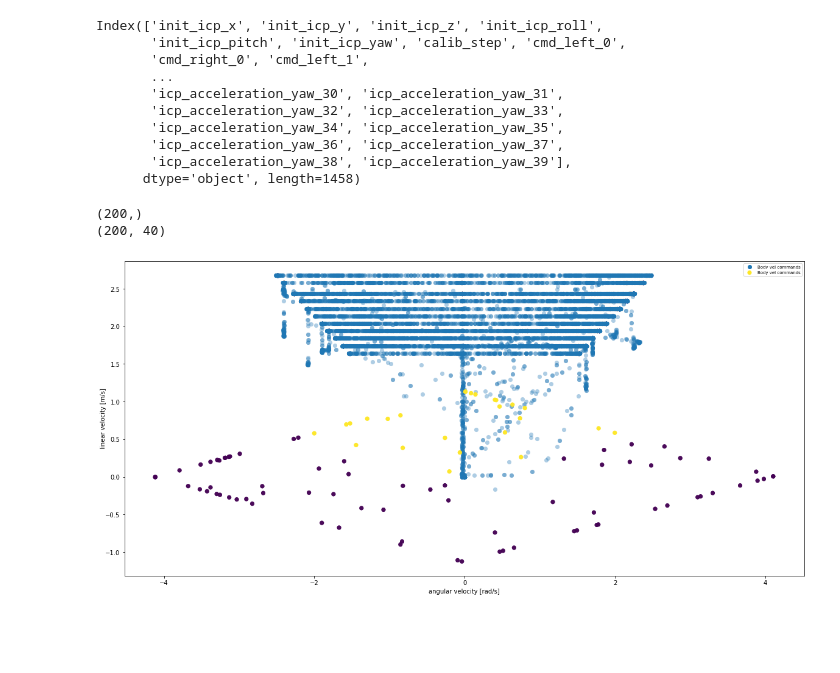
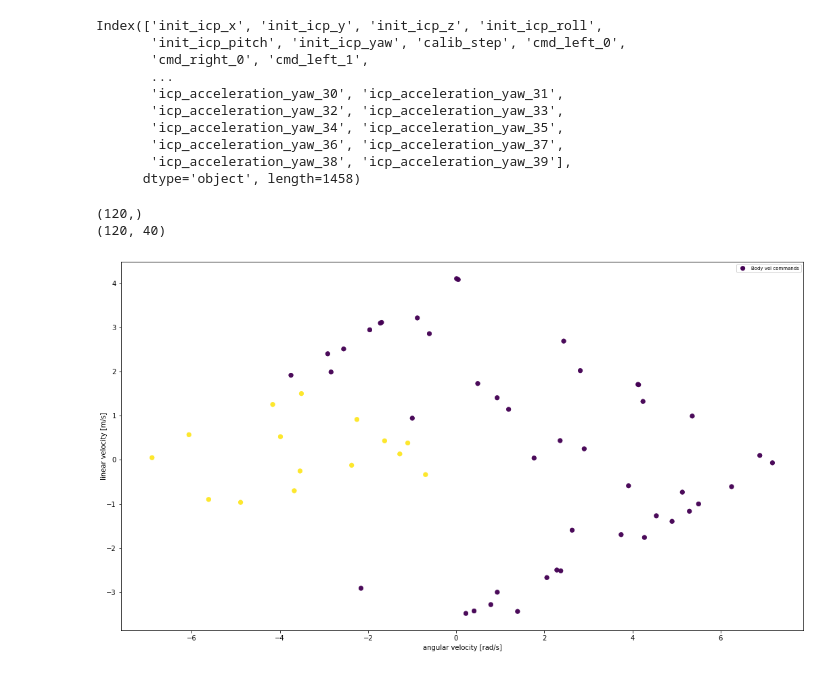
Before and after one commit to norlab-ulaval/norlab_WMRD, a Jupyter notebook: RAL2023/input_space_training.ipynb, the cells around one changed output. Cells and saved outputs as stored; diff of their text form; code cells hidden in the pictures; blank space fills up the shorter version.

```diff
--- a/RAL2023/input_space_training.ipynb
+++ b/RAL2023/input_space_training.ipynb
@@ -3,6 +3,21 @@ import numpy as np
 import pandas as pd
 
 import matplotlib.pyplot as plt
+import matplotlib as mpl
+font = {'family' : 'normal',
+        'weight' : 'bold',
+        'size'   : 12}
+
+plt.rc('font', **font)
+plot_fs = 12
+
+plt.rc('font', family='serif', serif='Times')
+plt.rc('text', usetex=True)
+plt.rc('xtick', labelsize=9)
+plt.rc('ytick', labelsize=9)
+plt.rc('axes', labelsize=10)
+mpl.rcParams['lines.dashed_pattern'] = [2, 2]
+mpl.rcParams['lines.linewidth'] = 1.0
 
 import sys
 print(sys.version)
@@ -33,7 +48,7 @@ from util.util_func import *
 # dataset_path = '../data/ral2023_dataset/warthog_tracks/boreal_mud/slip_dataset_all.pkl'
 # dataset_path = '../data/ral2023_dataset/warthog_tracks/grand-axe_crusted-snow/slip_dataset_all.pkl'
 
-dataset_path = '../data/ral2023_dataset/husky/boreal_snow/acceleration_dataset.pkl'
+# dataset_path = '../data/ral2023_dataset/husky/boreal_snow/acceleration_dataset.pkl'
 # dataset_path = '../data/ral2023_dataset/husky/grand_salon_tile_inflated/acceleration_dataset.pkl'
 # dataset_path = '../data/ral2023_dataset/husky/grand_salon_left-deflated/acceleration_dataset.pkl'
 # dataset_path = '../data/ral2023_dataset/marmotte/boreal_snow/acceleration_dataset.pkl'
@@ -42,7 +57,7 @@ dataset_path = '../data/ral2023_dataset/husky/boreal_snow/acceleration_dataset.p
 # dataset_path = '../data/ral2023_dataset/marmotte/grand_salon_tile_b/acceleration_dataset.pkl'
 # dataset_path = '../data/ral2023_dataset/warthog_tracks/boreal_mud/acceleration_dataset.pkl'
 # dataset_path = '../data/ral2023_dataset/warthog_tracks/grand-axe_crusted-snow/acceleration_dataset.pkl'
-# dataset_path = '../data/ral2023_dataset/warthog_wheels/gravel_1/acceleration_dataset.pkl'
+dataset_path = '../data/ral2023_dataset/warthog_wheels/gravel_1/acceleration_dataset.pkl'
 
 human_dataset = pd.read_csv('../data/ral2023_dataset/warthog_wheels/crv2020/human-commanded_speeds.csv')
 
@@ -239,29 +254,42 @@ for i in range(0, 40):
 # %%
 # define cmd_vel mask
 
-human_calib_mask = np.full(steady_state_idd_body_vel_x.shape[0], False)
+q1_calib_mask = np.full(steady_state_idd_body_vel_x.shape[0], False)
+q2_calib_mask = np.full(steady_state_idd_body_vel_x.shape[0], False)
+q3_calib_mask = np.full(steady_state_idd_body_vel_x.shape[0], False)
+q4_calib_mask = np.full(steady_state_idd_body_vel_x.shape[0], False)
 random_calib_mask = np.full(steady_state_idd_body_vel_x.shape[0], False)
 
-human_calib_counter = 0
+q1_calib_counter = 0
+q2_calib_counter = 0
+q3_calib_counter = 0
+q4_calib_counter = 0
 
 for i in range(0, steady_state_idd_body_vel_x.shape[0]):
     if steady_state_idd_body_vel_x[i, 0] >= 0 and np.abs(steady_state_idd_body_vel_yaw[i, 0]) <= np.abs(steady_state_idd_body_vel_x[i, 0]) * 4.0:
-        human_calib_mask[i] = True
-        human_calib_counter += 1
+        q1_calib_mask[i] = True
+        q1_calib_counter += 1
 
-# for i in range(0, steady_state_idd_body_vel_x.shape[0]):
-#     if steady_state_idd_body_vel_yaw[i, 0] >= 0 and np.abs(steady_state_idd_body_vel_x[i, 0]) <= np.abs(steady_state_idd_body_vel_yaw[i, 0]) * 0.5:
-#         human_calib_mask[i] = True
-#         human_calib_counter += 1
+    if steady_state_idd_body_vel_yaw[i, 0] >= 0 and np.abs(steady_state_idd_body_vel_x[i, 0]) <= np.abs(steady_state_idd_body_vel_yaw[i, 0]) * 0.5:
+        q2_calib_mask[i] = True
+        q2_calib_counter += 1
 
-# random_calib_mask[:human_calib_counter] = True
-random_calib_mask[:] = True
+    if steady_state_idd_body_vel_x[i, 0] <= 0 and np.abs(steady_state_idd_body_vel_yaw[i, 0]) <= np.abs(steady_state_idd_body_vel_x[i, 0]) * 4.0:
+        q3_calib_mask[i] = True
+        q3_calib_counter += 1
 
-print(human_calib_mask.shape)
+    if steady_state_idd_body_vel_yaw[i, 0] <= 0 and np.abs(steady_state_idd_body_vel_x[i, 0]) <= np.abs(steady_state_idd_body_vel_yaw[i, 0]) * 0.5:
+        q4_calib_mask[i] = True
+        q4_calib_counter += 1
+
+random_calib_mask[:q1_calib_counter] = True
+# random_calib_mask[:] = True
+
+print(q1_calib_mask.shape)
 print(steady_state_idd_body_vel_yaw.shape)
 # %% [output]
-(200,)
-(200, 40)
+(120,)
+(120, 40)
 # %%
 plt.figure(figsize=(20,10))
 ax = plt.gca()
@@ -305,49 +333,49 @@ alpha_plot = 0.8
 
 
 
-human = ax.scatter(human_dataset['cmd_vel_omega'], human_dataset['cmd_vel_x'],
-                  c = 'C0',
-                  cmap = 'viridis',
-                  alpha = 0.2,
-                  lw=0,
-                  s=50,
-                  label='Body vel commands',
-                 rasterized=True)
+# human = ax.scatter(human_dataset['cmd_vel_omega'], human_dataset['cmd_vel_x'],
+#                   c = 'C0',
+#                   cmap = 'viridis',
+#                   alpha = 0.2,
+#                   lw=0,
+#                   s=50,
+#                   label='Body vel commands',
+#                  rasterized=True)
 
 cmd = ax.scatter(steady_state_idd_body_vel_yaw[:, 0], steady_state_idd_body_vel_x[:, 0],
-                  c = human_calib_mask,
+                  c = q4_calib_mask,
                   cmap = 'viridis',
                   alpha = alpha_plot,
                   lw=0,
                   s=50,
                   label='Body vel commands',
                  rasterized=True)
 
 human_dataset
 
 ax.set_aspect('equal', 'box')
 
 ax.set_ylabel('linear velocity [m/s]', labelpad=-2)
 ax.set_xlabel('angular velocity [rad/s]')
 
 leg = plt.legend(fontsize=7, loc='best')
 for lh in leg.legendHandles:
     lh.set_alpha(1)
 
 # ax.set_xlim(-5, 5)
 # ax.set_ylim(-2, 2.0)
 
 # ax.set_xticks([-1,0,1])
 # ax.set_yticks([-1,0,1])
 # ax.set_xticklabels([r'$-\dot{\theta}_{max}$', '0', r'$\dot{\theta}_{max}$'])
 # ax.set_yticklabels([r'$-v_{max}$', '0', r'$v_{max}$'])
 
 # fig.subplots_adjust(left=.15, bottom=.17, right=.98, top=.98)
 # fig.set_size_inches(width, height)
 
 plt.savefig('figs/sota_calib_cs_doughnut_mask.jpg')
 # %% [output]
-[figure, old version]
+[figure, new version]
 # %%
 # train with or without mask
 
```
Also changed, not shown: parts of 6 cells of this notebook, 46 other files.
